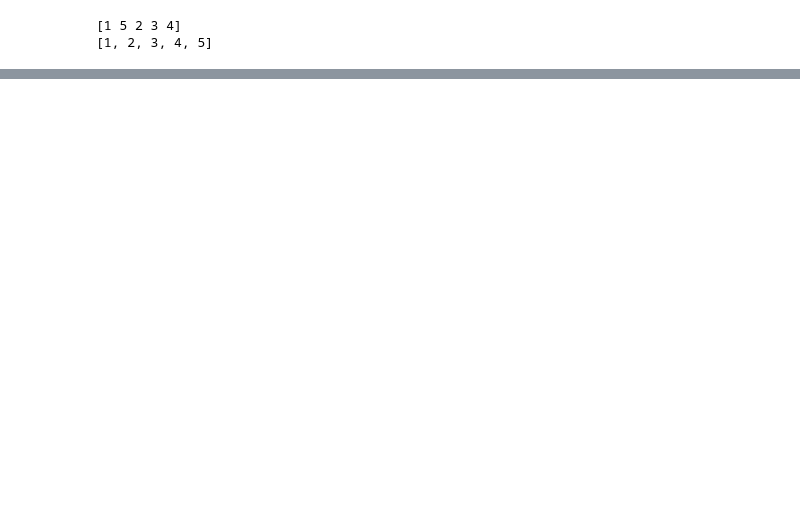
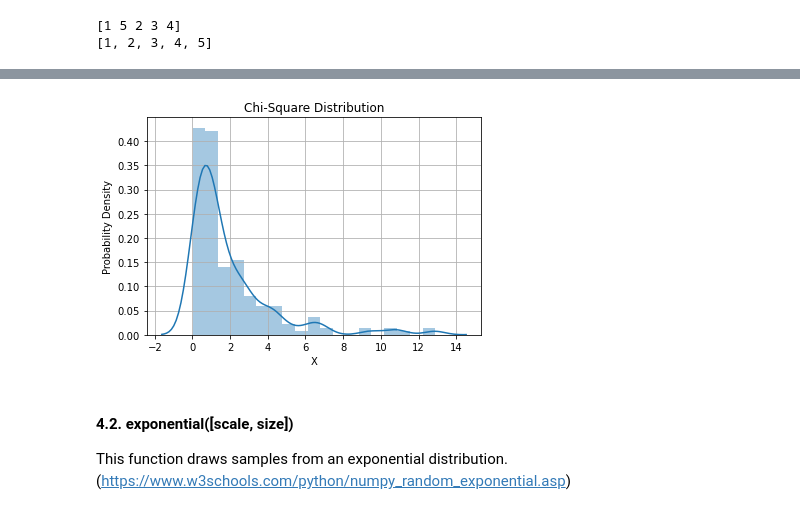
Before and after one commit to GaryLocke91/52465_programming_assignment, a Jupyter notebook: 52465_programming_assignment.ipynb, the cells around one changed output, grey strips where cells are left out. Cells and saved outputs as stored; diff of their text form; code cells hidden in the pictures; blank space fills up the shorter version.

Commit message:
Updated purpose of package section, created graphs

```diff
--- a/52465_programming_assignment.ipynb
+++ b/52465_programming_assignment.ipynb
@@ -183,0 +137,3 @@ There are four random generator functions in the numpy.random package. These are
+# %%
+a = rng.chisquare(df=2, size=(10,20))
+print(a)
@@ -183,0 +158,12 @@ There are four random generator functions in the numpy.random package. These are
+# %%
+sns.distplot(a)
+plt.xlabel("X")
+plt.ylabel("Probability Density")
+plt.title("Chi-Square Distribution")
+plt.grid()
+# %% [output]
+[figure, added]
+# %% [markdown]
+#### 4.2. exponential([scale, size])
+
+This function draws samples from an exponential distribution. (https://www.w3schools.com/python/numpy_random_exponential.asp)
```
Also changed, not shown: parts of 52 cells of this notebook, 1 other file.
